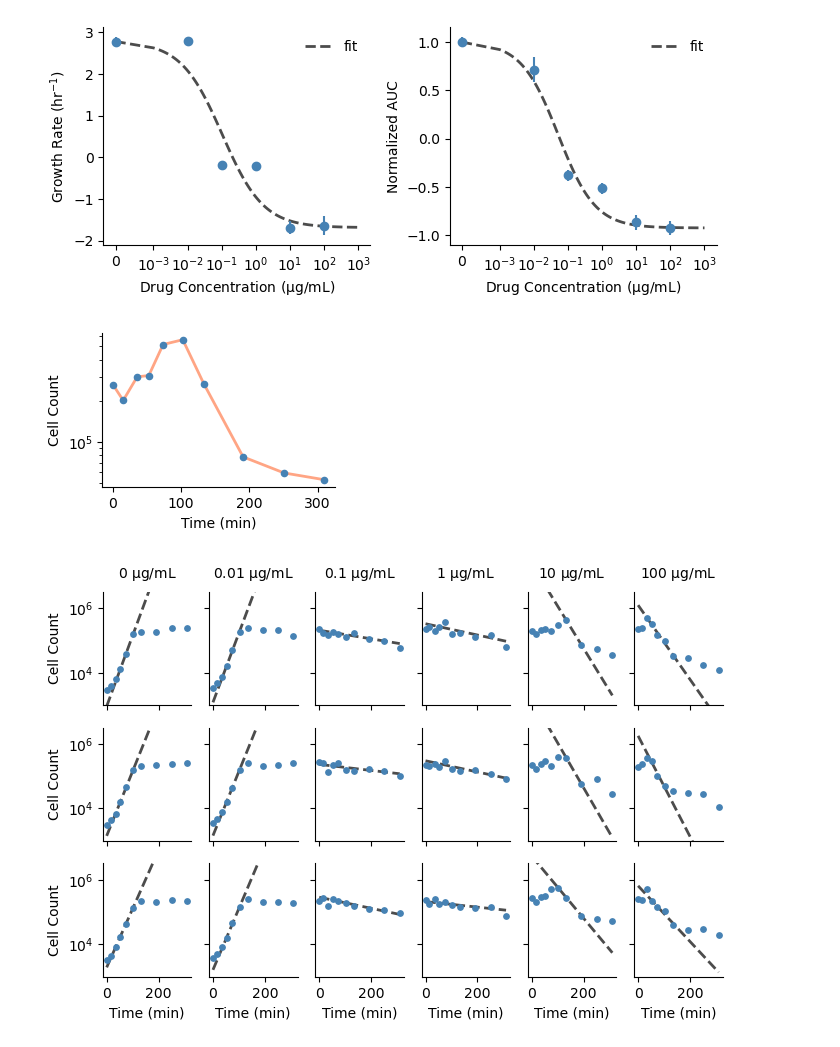
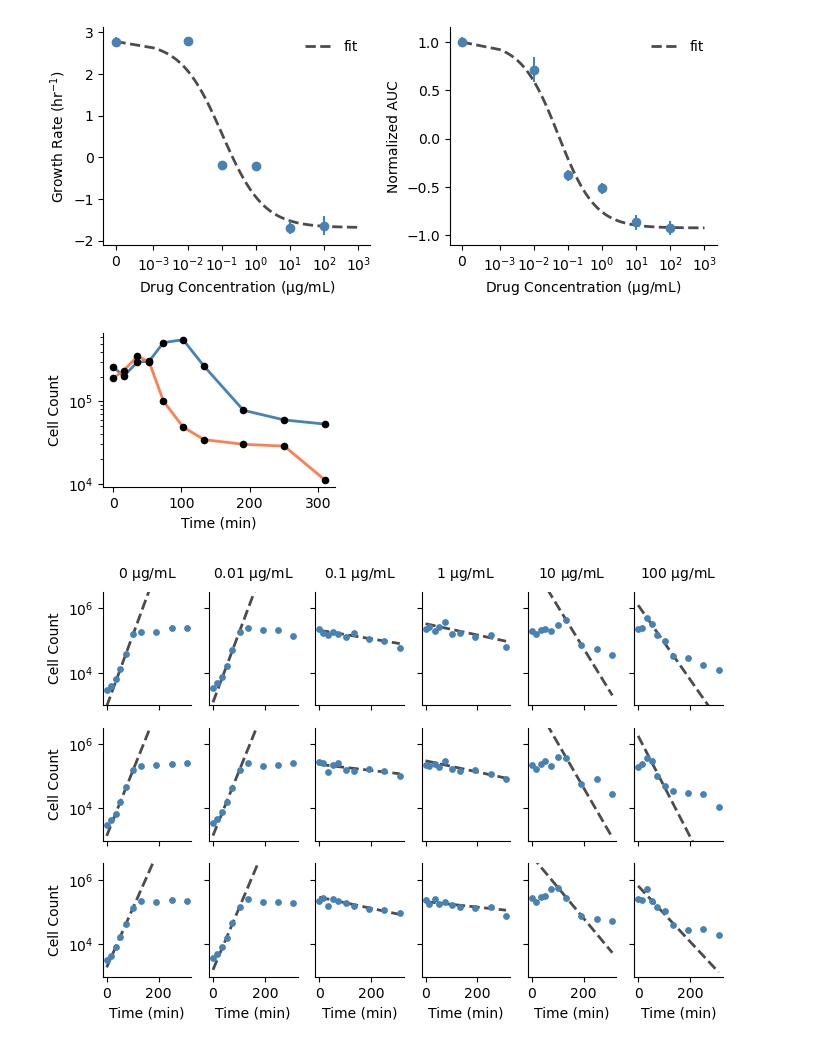
Before and after one commit to eshanking/time-kill-protocol, a Jupyter notebook: data/experiment_code/time_kill_11092023.ipynb, the cells around one changed output. Drawn from its saved outputs; the diff is of its cells as text; code cells hidden in the pictures.

Commit message:
figure updates

```diff
--- a/data/experiment_code/time_kill_11092023.ipynb
+++ b/data/experiment_code/time_kill_11092023.ipynb
@@ -383,25 +383,32 @@ fig.tight_layout()
 # %%
 # plot one of the time series for the method figure
 
 fig,ax = plt.subplots(figsize=(3,2))
 
 key = 10
 
 cell_count_t = cell_count_raw[key][2]
 
-ax.scatter(time,cell_count_t,color='steelblue',alpha=1,s=20)
-ax.plot(time,cell_count_t,color='coral',alpha=0.7,linewidth=2,zorder=-1)
+ax.scatter(time,cell_count_t,color='k',alpha=1,s=20)
+ax.plot(time,cell_count_t,color='steelblue',alpha=1,linewidth=2,zorder=-1)
+
+key = 100
+cell_count_t = cell_count_raw[key][1]
+
+ax.scatter(time,cell_count_t,color='k',alpha=1,s=20)
+ax.plot(time,cell_count_t,color='coral',alpha=1,linewidth=2,zorder=-1)
+
 ax.set_yscale('log')
 
 ax.set_xlabel('Time (min)')
 ax.set_ylabel('Cell Count')
 
 ax.spines['right'].set_visible(False)
 ax.spines['top'].set_visible(False)
 
 fig.savefig('../../figures/time_kill_11092023_example.png',bbox_inches='tight',dpi=300)
 # %% [output]
-[figure, old version]
+[figure, new version]
 # %%
 # options = {'window':2,'step':1,'exclude':3,'thresh':0.25}
 options = {'window':2,'step':1,'exclude':3,'thresh':0.5}
```
Also changed, not shown: 4 other files.
